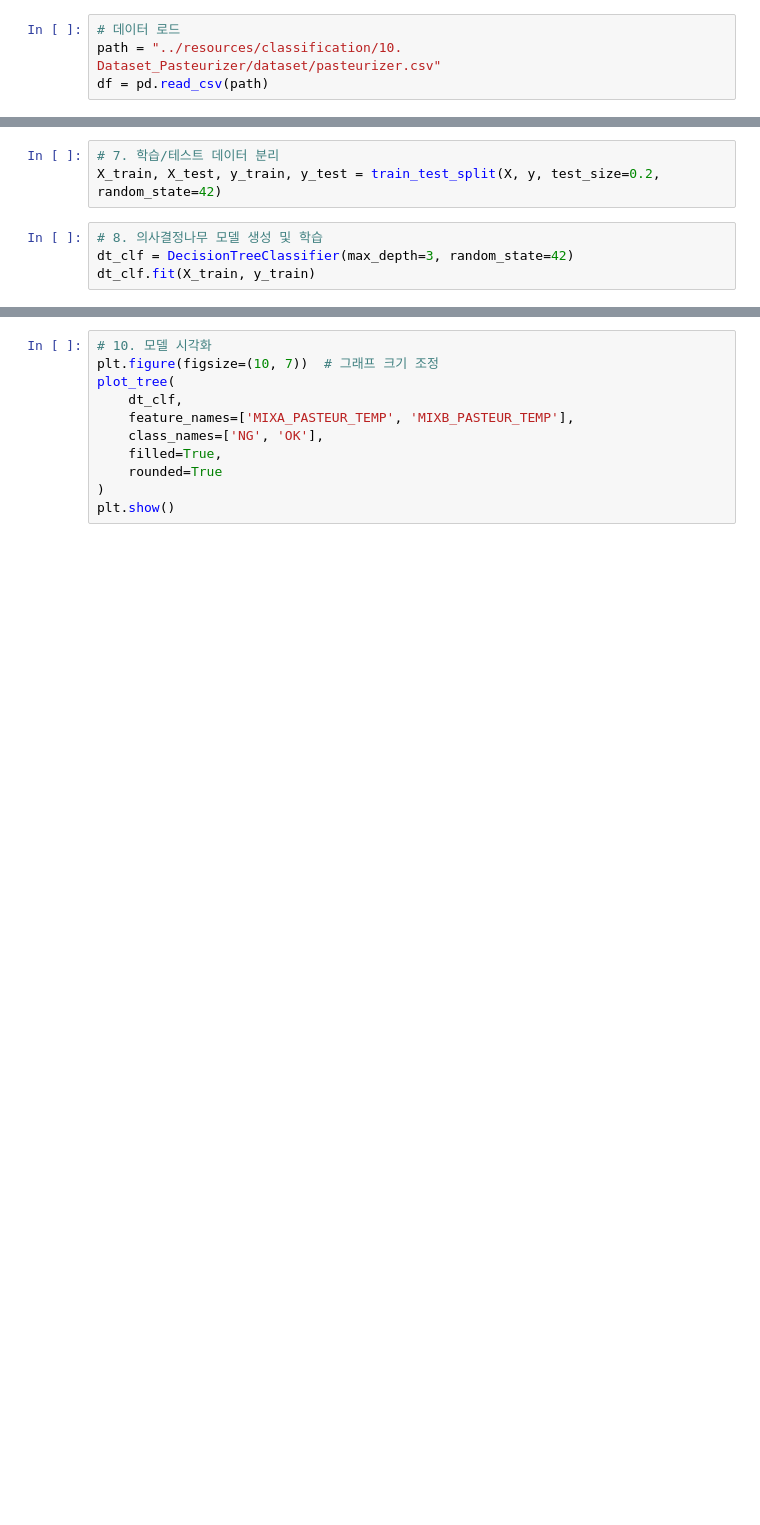
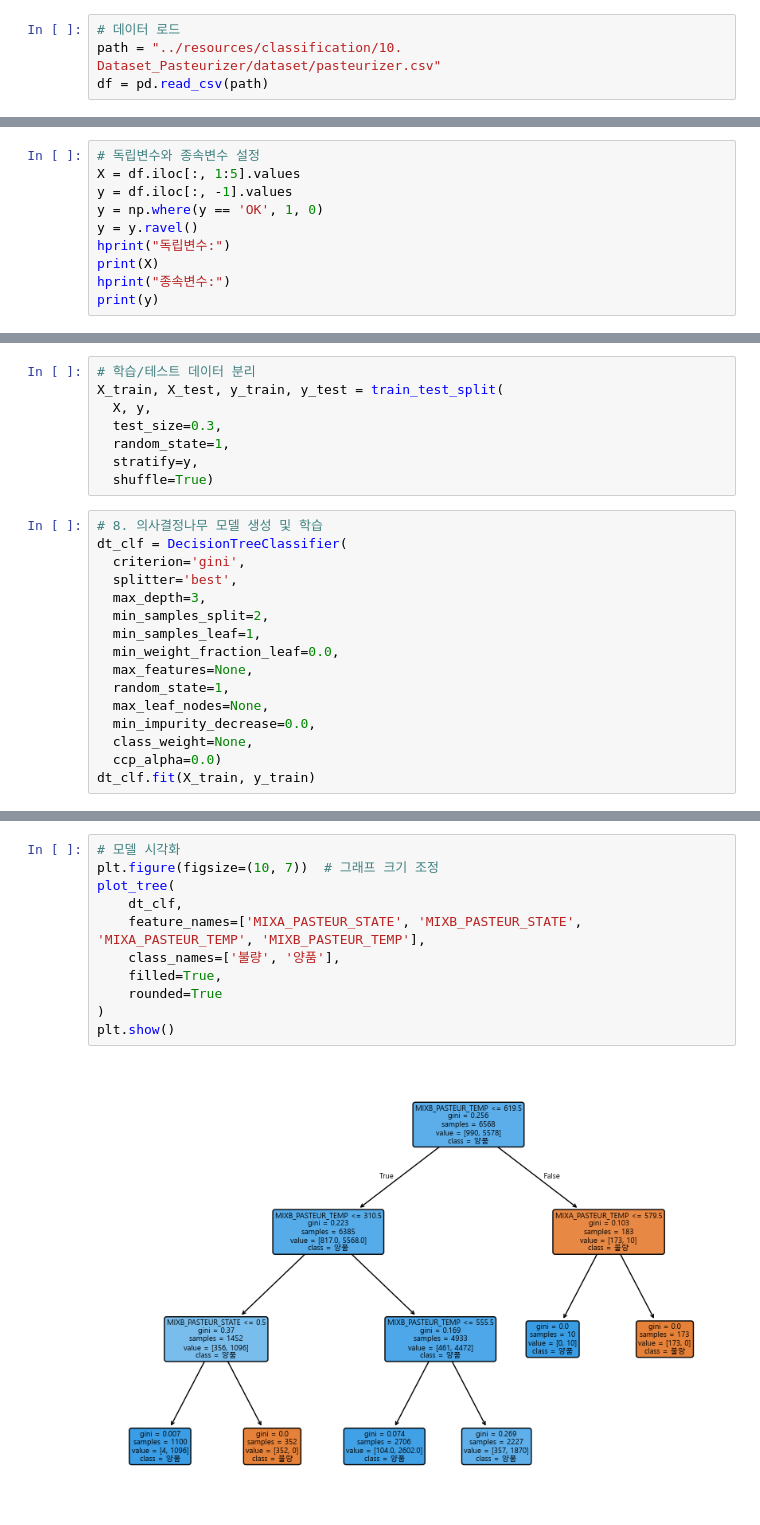
Before and after one commit to iujunhyung/ml-learn, a Jupyter notebook: notebooks/classification.ipynb, the cells around one changed output, grey strips where cells are left out. Drawn from its saved outputs; the diff is of its cells as text; blank space fills up the shorter version.

```diff
--- a/notebooks/classification.ipynb
+++ b/notebooks/classification.ipynb
@@ -30,0 +84,10 @@ y = df['INSP'].apply(lambda x: 1 if x == 'OK' else 0)  # 양품(OK)을 1로, 불
+# %%
+# 독립변수와 종속변수 설정
+X = df.iloc[:, 1:5].values
+y = df.iloc[:, -1].values
+y = np.where(y == 'OK', 1, 0)
+y = y.ravel()
+hprint("독립변수:")
+print(X)
+hprint("종속변수:")
+print(y)
@@ -31,7 +106,24 @@ y = df['INSP'].apply(lambda x: 1 if x == 'OK' else 0)  # 양품(OK)을 1로, 불
 # %%
-# 7. 학습/테스트 데이터 분리
-X_train, X_test, y_train, y_test = train_test_split(X, y, test_size=0.2, random_state=42)
+# 학습/테스트 데이터 분리
+X_train, X_test, y_train, y_test = train_test_split(
+  X, y,
+  test_size=0.3,
+  random_state=1,
+  stratify=y,
+  shuffle=True)
 # %%
 # 8. 의사결정나무 모델 생성 및 학습
-dt_clf = DecisionTreeClassifier(max_depth=3, random_state=42)
+dt_clf = DecisionTreeClassifier(
+  criterion='gini',
+  splitter='best',
+  max_depth=3,
+  min_samples_split=2,
+  min_samples_leaf=1,
+  min_weight_fraction_leaf=0.0,
+  max_features=None,
+  random_state=1,
+  max_leaf_nodes=None,
+  min_impurity_decrease=0.0,
+  class_weight=None,
+  ccp_alpha=0.0)
 dt_clf.fit(X_train, y_train)
@@ -49,11 +132,13 @@ print(f1_score(y_test, y_pred))
 # %%
-# 10. 모델 시각화
+# 모델 시각화
 plt.figure(figsize=(10, 7))  # 그래프 크기 조정
 plot_tree(
     dt_clf,
-    feature_names=['MIXA_PASTEUR_TEMP', 'MIXB_PASTEUR_TEMP'],
-    class_names=['NG', 'OK'],
+    feature_names=['MIXA_PASTEUR_STATE', 'MIXB_PASTEUR_STATE', 'MIXA_PASTEUR_TEMP', 'MIXB_PASTEUR_TEMP'],
+    class_names=['불량', '양품'],
     filled=True,
     rounded=True
 )
 plt.show()
+# %% [output]
+[figure, added]
```
Also changed, not shown: parts of 9 cells of this notebook, 5 other files.
